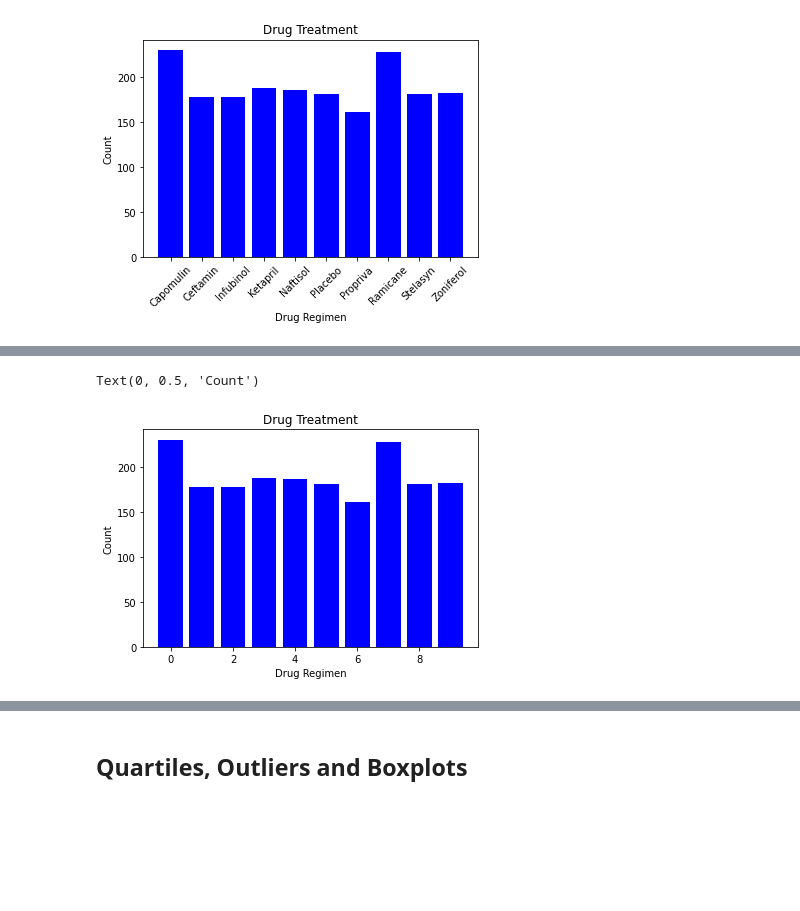
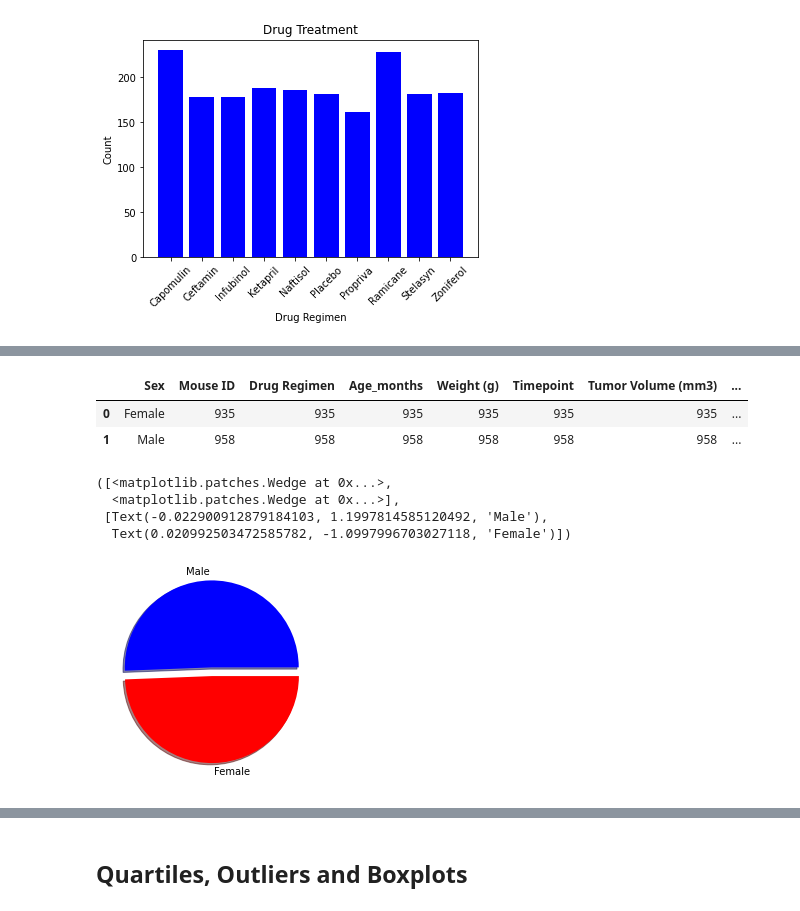
Before and after one commit to swanifereight/matplotlib-challenge, a Jupyter notebook: Pymaceuticals/pymaceuticals_starter.ipynb, the cells around one changed output, grey strips where cells are left out. Drawn from its saved outputs; the diff is of its cells as text; code cells hidden in the pictures; blank space fills up the shorter version.

```diff
--- a/Pymaceuticals/pymaceuticals_starter.ipynb
+++ b/Pymaceuticals/pymaceuticals_starter.ipynb
@@ -178,11 +167,8 @@ plt.bar(x_axis, mice, color = "b", align= "center")
-# %%
-#title, xlabel, y label
-plt.bar(x_axis, mice, color = "b", align="center")
-plt.title("Drug Treatment")
-plt.xlabel("Drug Regimen")
-plt.ylabel("Count")
-# %% [output]
-Text(0, 0.5, 'Count')
-[figure, removed]
 # %%
 # Generate a pie plot showing the distribution of female versus male mice using pandas
+gender_mouse = pd.DataFrame(mouse_combine.groupby(["Sex"]).count()).reset_index()
+gender_mouse
+# %% [output]
+|  | Sex | Mouse ID | Drug Regimen | Age_months | Weight (g) | Timepoint | Tumor Volume (mm3) | ... |
+| 0 | Female | 935 | 935 | 935 | 935 | 935 | 935 | ... |
+| 1 | Male | 958 | 958 | 958 | 958 | 958 | 958 | ... |
@@ -190,0 +175,12 @@ Text(0, 0.5, 'Count')
+# %%
+labels =["Male","Female"]
+sizes = [958, 935]
+colors = ["blue","red"]
+explode = (0.1,0)
+plt.pie(sizes, labels=labels,colors=colors, explode = explode,shadow =True)
+# %% [output]
+([<matplotlib.patches.Wedge at 0x...>,
+  <matplotlib.patches.Wedge at 0x...>],
+ [Text(-0.022900912879184103, 1.1997814585120492, 'Male'),
+  Text(0.020992503472585782, -1.0997996703027118, 'Female')])
+[figure, added]
```
Also changed, not shown: parts of 5 cells of this notebook, 2 other files.
